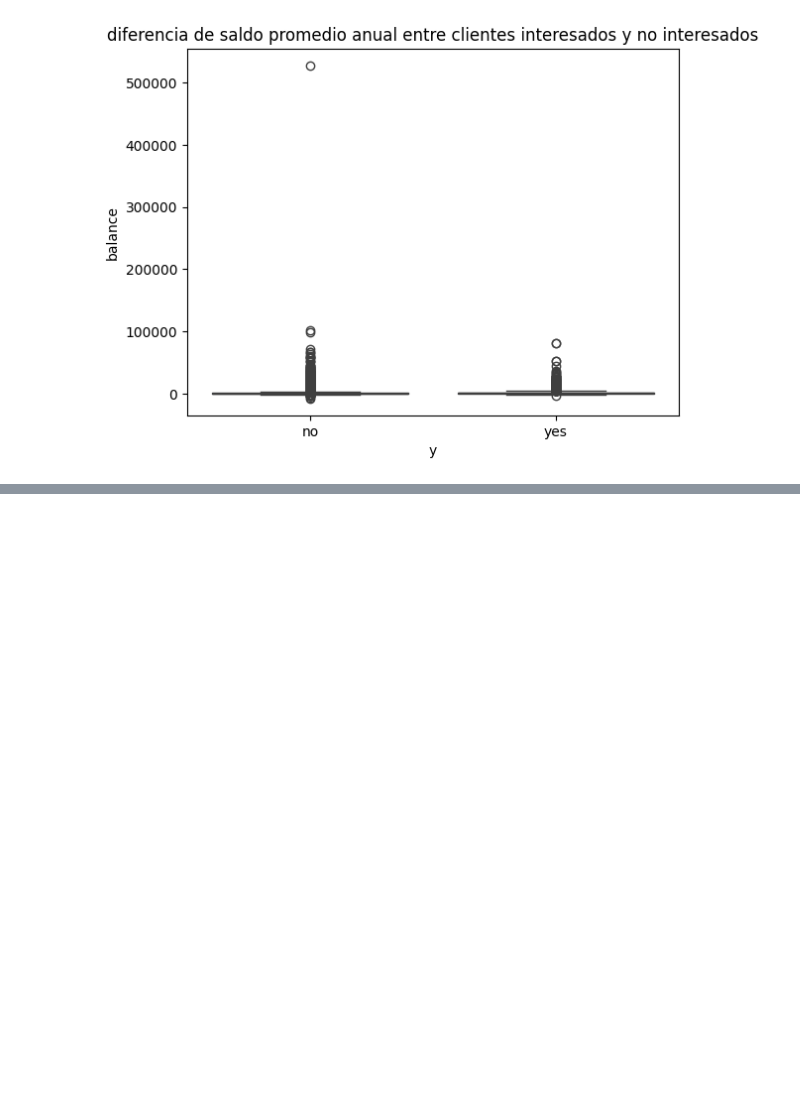
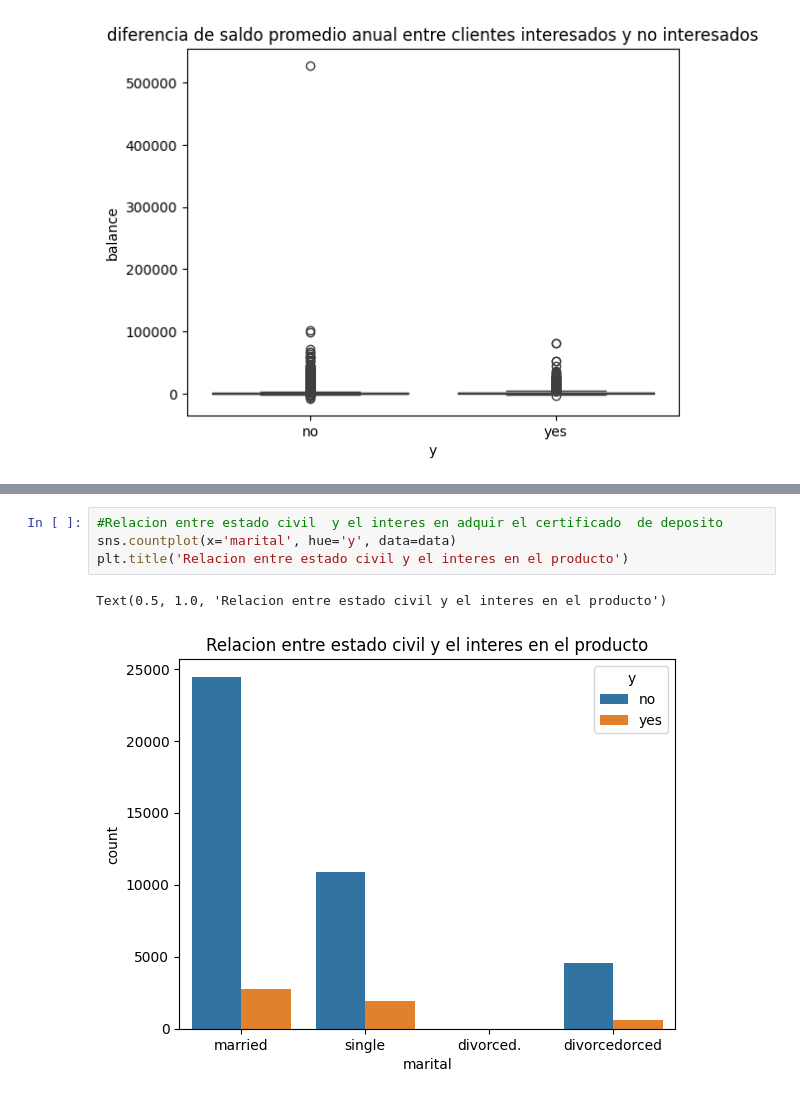
Before and after one commit to 2512daniela/talento-tech, a Jupyter notebook: data_cleaning.ipynb, the cells around one changed output, grey strips where cells are left out. Drawn from its saved outputs; the diff is of its cells as text; blank space fills up the shorter version.

```diff
--- a/data_cleaning.ipynb
+++ b/data_cleaning.ipynb
@@ -491,0 +522,7 @@ plt.show()
+# %%
+#Relacion entre estado civil  y el interes en adquir el certificado  de deposito
+sns.countplot(x='marital', hue='y', data=data)
+plt.title('Relacion entre estado civil y el interes en el producto')
+# %% [output]
+Text(0.5, 1.0, 'Relacion entre estado civil y el interes en el producto')
+[figure, added]
```
Also changed, not shown: parts of 14 cells of this notebook.
